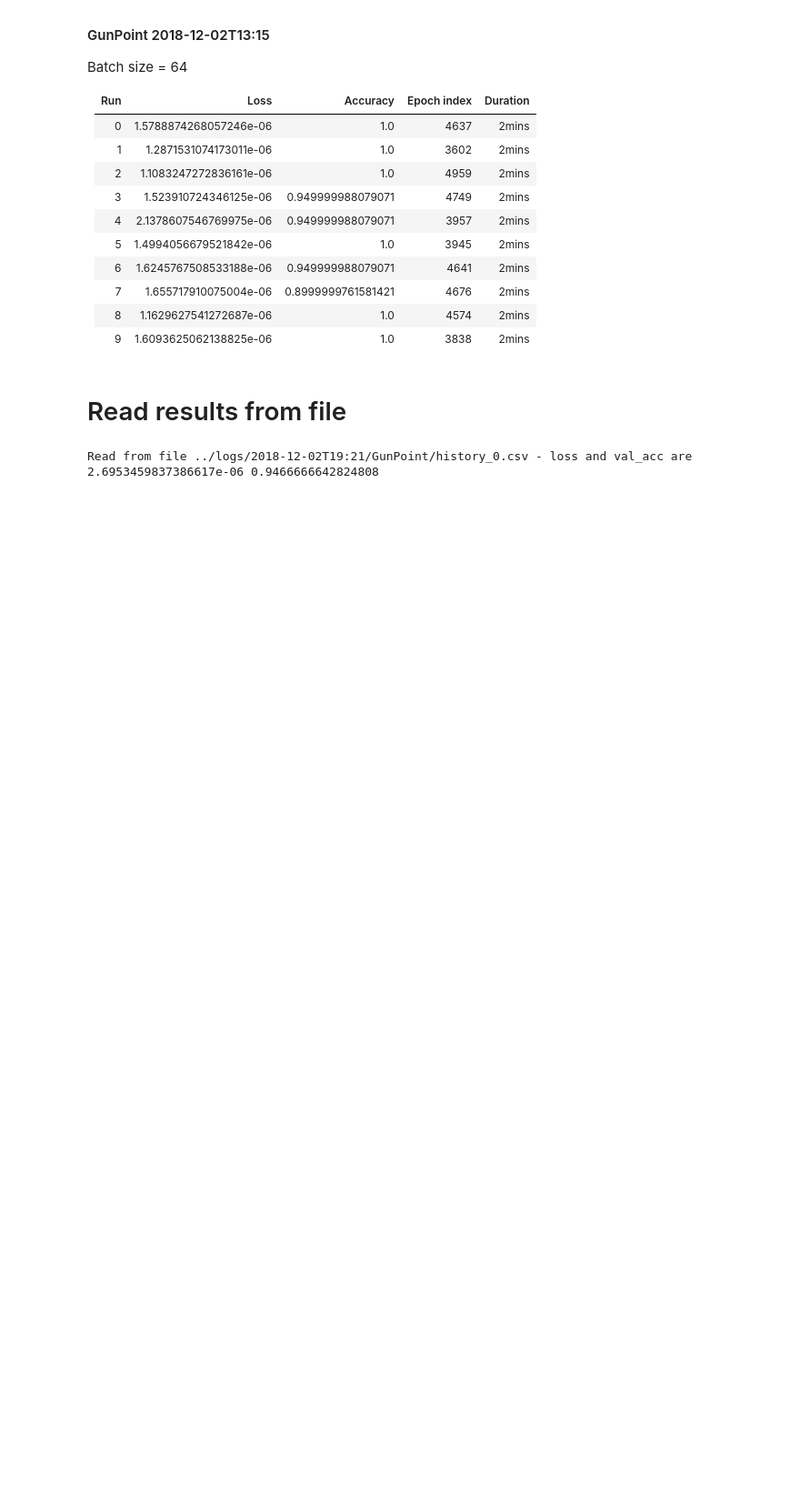
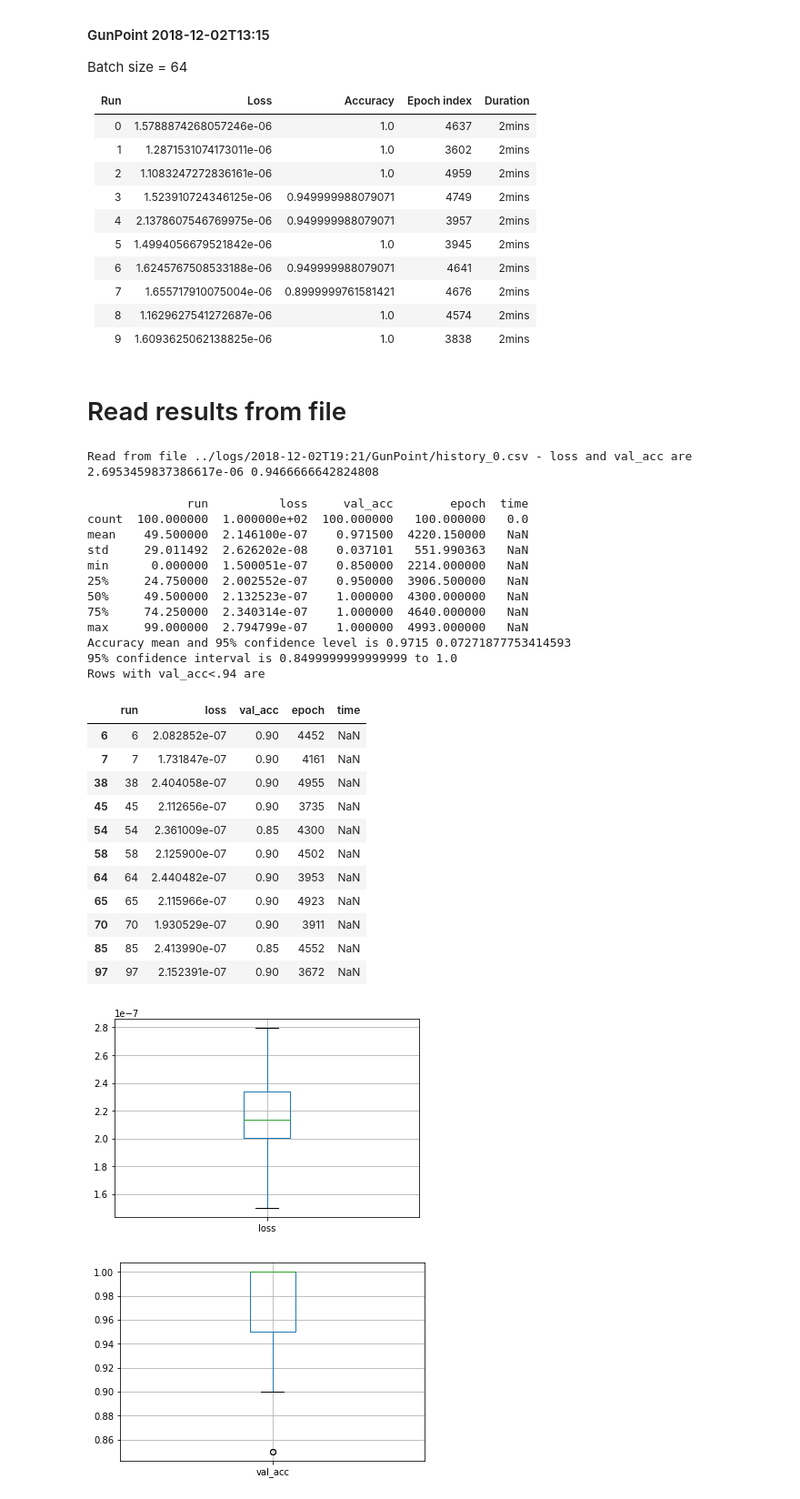
Before and after one commit to Withington/deepscent, a Jupyter notebook: notebooks/mlp.ipynb, the cells around one changed output. Shown at 91% size. Cells and saved outputs as stored; diff of their text form; code cells hidden in the pictures; blank space fills up the shorter version.

Commit message:
Added summary statistics.

```diff
--- a/notebooks/mlp.ipynb
+++ b/notebooks/mlp.ipynb
@@ -318,3 +318,44 @@ print(read_loss, read_val_acc)
 # %% [output]
 Read from file ../logs/2018-12-02T19:21/GunPoint/history_0.csv - loss and val_acc are
 2.6953459837386617e-06 0.9466666642824808
+# %%
+file = '../logs/2018-12-01T08:43/GunPoint/summary.csv'
+data = pd.read_csv(file, header=None, names=['run','loss','val_acc','epoch','time'])
+accuracy = data.iloc[:,2]
+print(data.describe())
+print('Accuracy mean and 95% confidence level is', accuracy.mean(), accuracy.std()*1.96)
+print('95% confidence interval is', accuracy.quantile(0.0025), 'to', accuracy.quantile(0.975))
+plt.figure(0)
+data.boxplot(column='loss')
+plt.figure(1)
+data.boxplot(column='val_acc')
+data.hist(column='val_acc')
+print('Rows with val_acc<.94 are')
+data[data.val_acc<0.94]
+# %% [output]
+              run          loss     val_acc        epoch  time
+count  100.000000  1.000000e+02  100.000000   100.000000   0.0
+mean    49.500000  2.146100e-07    0.971500  4220.150000   NaN
+std     29.011492  2.626202e-08    0.037101   551.990363   NaN
+min      0.000000  1.500051e-07    0.850000  2214.000000   NaN
+25%     24.750000  2.002552e-07    0.950000  3906.500000   NaN
+50%     49.500000  2.132523e-07    1.000000  4300.000000   NaN
+75%     74.250000  2.340314e-07    1.000000  4640.000000   NaN
+max     99.000000  2.794799e-07    1.000000  4993.000000   NaN
+Accuracy mean and 95% confidence level is 0.9715 0.07271877753414593
+95% confidence interval is 0.8499999999999999 to 1.0
+Rows with val_acc<.94 are
+|  | run | loss | val_acc | epoch | time |
+| 6 | 6 | 2.082852e-07 | 0.90 | 4452 | NaN |
+| 7 | 7 | 1.731847e-07 | 0.90 | 4161 | NaN |
+| 38 | 38 | 2.404058e-07 | 0.90 | 4955 | NaN |
+| 45 | 45 | 2.112656e-07 | 0.90 | 3735 | NaN |
+| 54 | 54 | 2.361009e-07 | 0.85 | 4300 | NaN |
+| 58 | 58 | 2.125900e-07 | 0.90 | 4502 | NaN |
+| 64 | 64 | 2.440482e-07 | 0.90 | 3953 | NaN |
+| 65 | 65 | 2.115966e-07 | 0.90 | 4923 | NaN |
+| 70 | 70 | 1.930529e-07 | 0.90 | 3911 | NaN |
+| 85 | 85 | 2.413990e-07 | 0.85 | 4552 | NaN |
+| 97 | 97 | 2.152391e-07 | 0.90 | 3672 | NaN |
+[figure, added]
+[figure, added]
```
Also changed, not shown: parts of 1 cell of this notebook, 1 other file.
